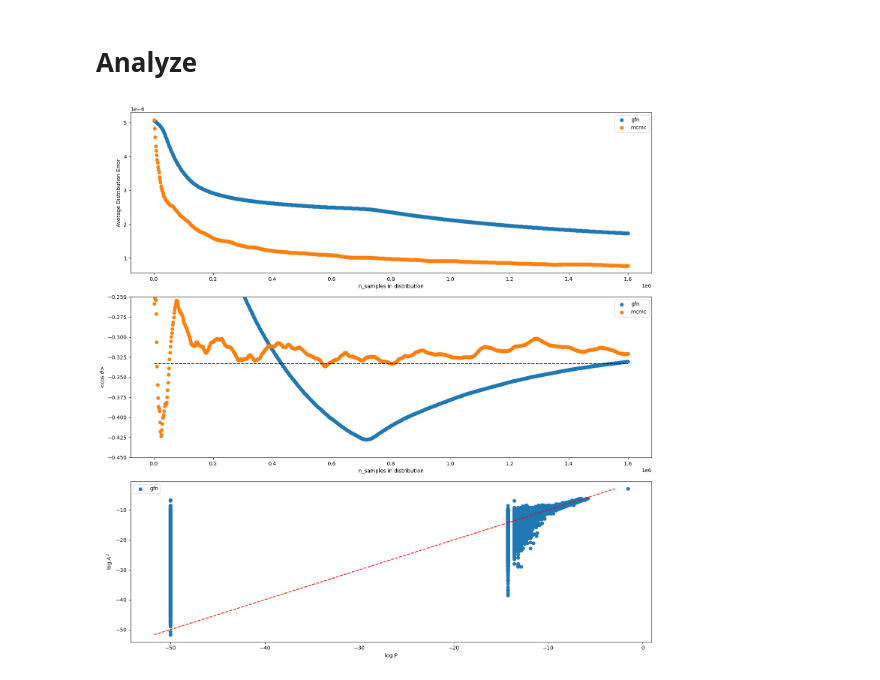
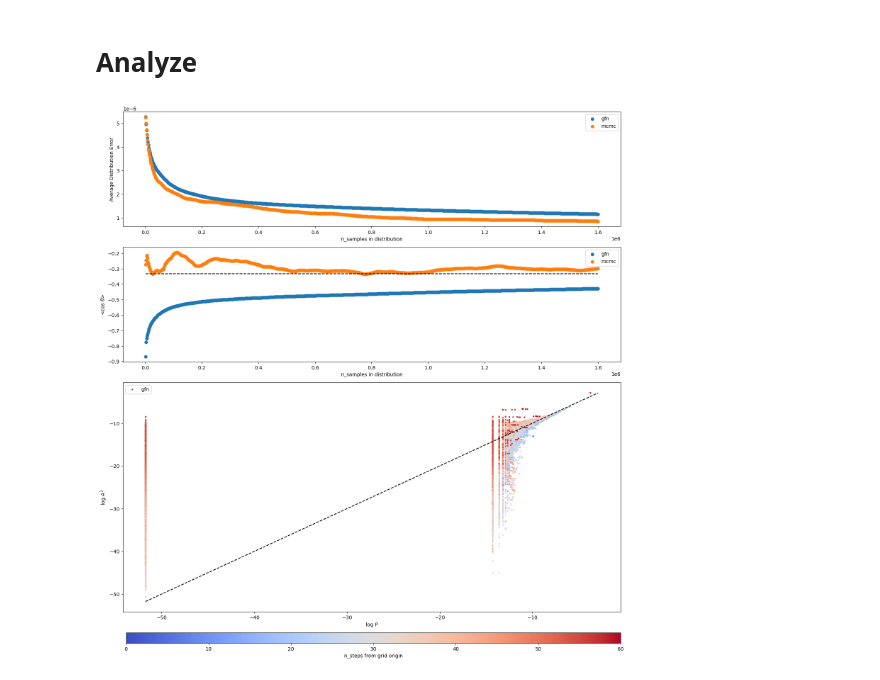
Before and after one commit to JosephRRB/torchgfn_spinfoams, a Jupyter notebook: notebooks/Generate and Analyze.ipynb, the cells around one changed output. Saved outputs shown, nothing was run; the diff lists cells and outputs as text; code cells hidden in the pictures.

```diff
--- a/notebooks/Generate and Analyze.ipynb
+++ b/notebooks/Generate and Analyze.ipynb
@@ -45,16 +45,19 @@ nn_params = {
     "activation_fn": "relu",
 }
 
+device_str = "cpu" # cpu or cuda (torchgfn has some issues with gpu)
+
 terminal_states, _ = train_gfn(
-    env=BaseGrid(grid_rewards=grid_rewards),
+    env=BaseGrid(grid_rewards=grid_rewards, device_str=device_str),
     generated_data_dir=f"{ROOT_DIR}/data/GFN/{env_name}", # need better way to label folders
     batch_size=batch_size,
     n_iterations=n_iterations,
     learning_rate=0.001,
     exploration_rate=0.0, # (faster if set to 0)
-    forward_looking=False,
+    policy="ssr",
+    forward_looking=True,
     loss_params=loss_params,
-    replay_params=replay_params, # replay_params or None (faster if None)
+    replay_params=None, # replay_params or None (faster if None)
     nn_params=nn_params,
 )
 # %% [markdown]
@@ -107,16 +110,29 @@ def plot_observable_expectation_values(
     ax.hlines(-0.33333, n_samples_used[0], n_samples_used[-1], colors='k', linestyles='dashed')
     ax.set_xlabel("n_samples in distribution")
     ax.set_ylabel(r"<cos $\theta$>")
-    ax.set_ylim(-0.45, -0.25)
     ax.legend()
 
+def get_n_steps_from_grid_origin(expected):
+    assert len(set(expected.shape)) == 1
+
+    grid_len = expected.shape[0]
+    grid_dim = expected.ndim
+    n_steps_from_origin = sum(np.meshgrid(*[np.arange(grid_len)]*grid_dim)).ravel()
+
+    return n_steps_from_origin
+
 def plot_log_empirical_vs_log_expected(empirical, expected, ax, label):
-    log_empirical = np.clip(np.log(empirical.ravel()), a_min=-50, a_max=None)
+    n_steps_from_origin = get_n_steps_from_grid_origin(expected)
+
     log_expected = np.log(expected.ravel())
+    log_empirical = np.log(np.clip(empirical.ravel(), a_min=expected.min(), a_max=None))
 
     expected_range = [log_expected.min(), log_expected.max()]
-    ax.scatter(log_empirical, log_expected, label=label)
-    ax.plot(expected_range, expected_range, ls="--", color="r")
+    ax.scatter(
+        log_empirical, log_expected, c=n_steps_from_origin,
+        cmap="coolwarm", s=5, label=label
+    )
+    ax.plot(expected_range, expected_range, ls="--", color="k")
     ax.set_xlabel("log P")
     ax.set_ylabel(r"log $A^2$")
     ax.legend()
@@ -131,30 +147,32 @@ mcmc_distributions_over_time, mcmc_n_t = get_distributions_over_time(
 # %%
 gfn_states = np.load(f"{ROOT_DIR}/data/GFN/single vertex spinfoam/j={float(spin_j)}/terminal_states.npy")
 gfn_distributions_over_time, gfn_n_t = get_distributions_over_time(
     gfn_states, grid_len, every_n_iterations=100
 )
 
-fig, ax = plt.subplots(nrows=3, ncols=1, figsize=(15, 15))
+fig, ax = plt.subplots(nrows=3, ncols=1, figsize=(15, 15), gridspec_kw={'height_ratios': [1, 1, 2]})
 
 plot_l1_errors(
     gfn_distributions_over_time, grid_rewards, gfn_n_t, ax[0], "gfn"
 )
 plot_l1_errors(
     mcmc_distributions_over_time, grid_rewards, mcmc_n_t, ax[0], "mcmc"
 )
 
 plot_observable_expectation_values(
     gfn_distributions_over_time, gfn_n_t, spin_j, ax[1], "gfn"
 )
 plot_observable_expectation_values(
     mcmc_distributions_over_time, mcmc_n_t, spin_j, ax[1], "mcmc"
 )
 
 i = -1
 plot_log_empirical_vs_log_expected(
     gfn_distributions_over_time[i], grid_rewards, ax[2], "gfn"
 )
 
 plt.tight_layout()
+cbar = fig.colorbar(ax[2].collections[0], cax=fig.add_axes([0.06, -0.02, 0.93, 0.02]), orientation="horizontal")
+cbar.ax.set_xlabel("n_steps from grid origin");
 # %% [output]
-[figure, old version]
+[figure, new version]
```
Also changed, not shown: parts of 3 cells of this notebook, 3 other files.
